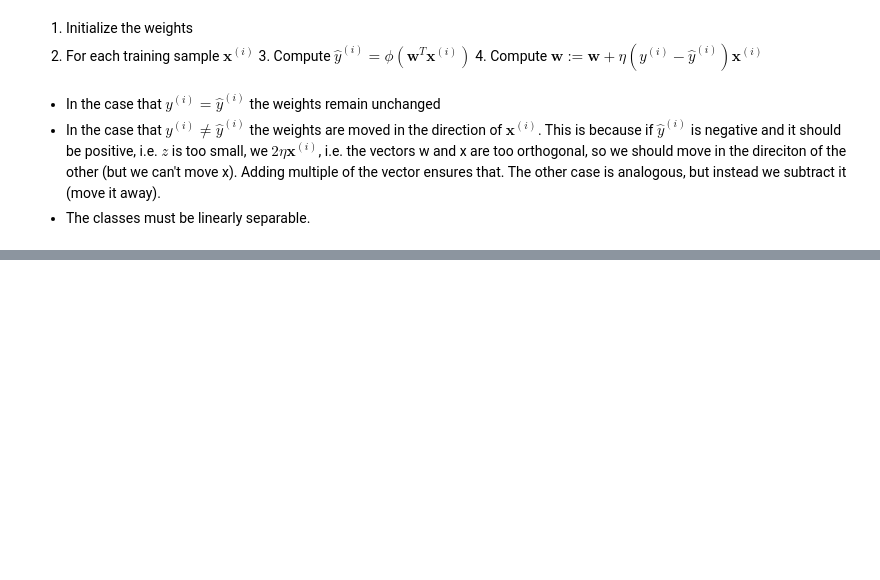
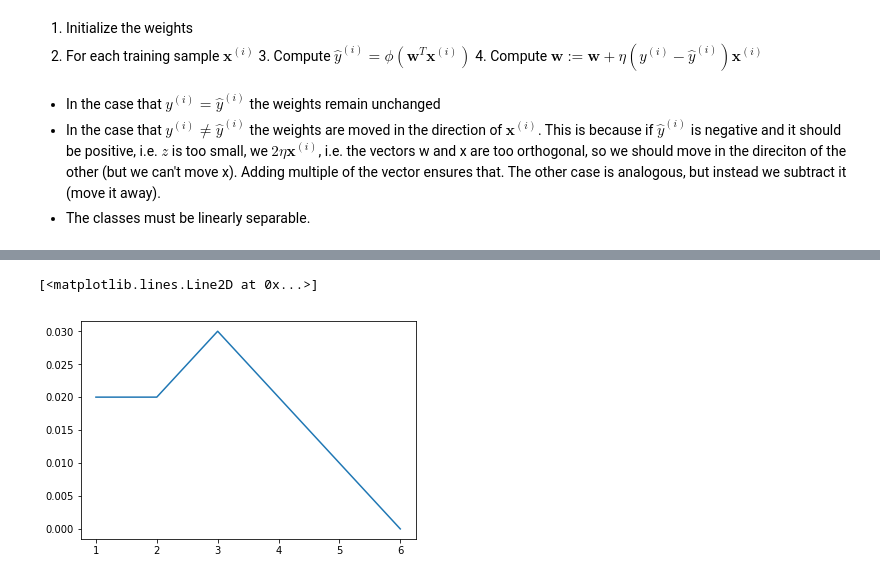
Before and after one commit to mirgee/ml_algorithms, a Jupyter notebook: Perceptron.ipynb, the cells around one changed output, grey strips where cells are left out. Cells and saved outputs as stored; diff of their text form; code cells hidden in the pictures; blank space fills up the shorter version.

```diff
--- a/Perceptron.ipynb
+++ b/Perceptron.ipynb
@@ -62,0 +102,8 @@ class Perceptron:
+# %%
+perc = Perceptron(num_iters=10, learning_rate=0.1)
+perc.fit(X_train[:, (0,2)], y_train)
+plt.plot(range(1, len(perc.loss_history_)+1), perc.loss_history_)
+plt.show()
+# %% [output]
+[<matplotlib.lines.Line2D at 0x...>]
+[figure, added]
```
Also changed, not shown: parts of 5 cells of this notebook.
